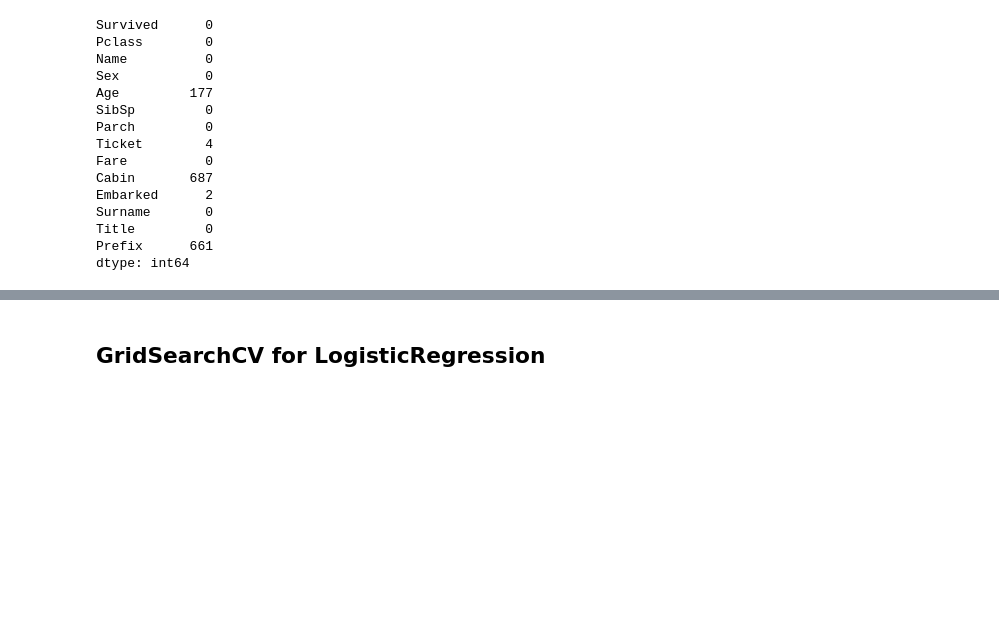
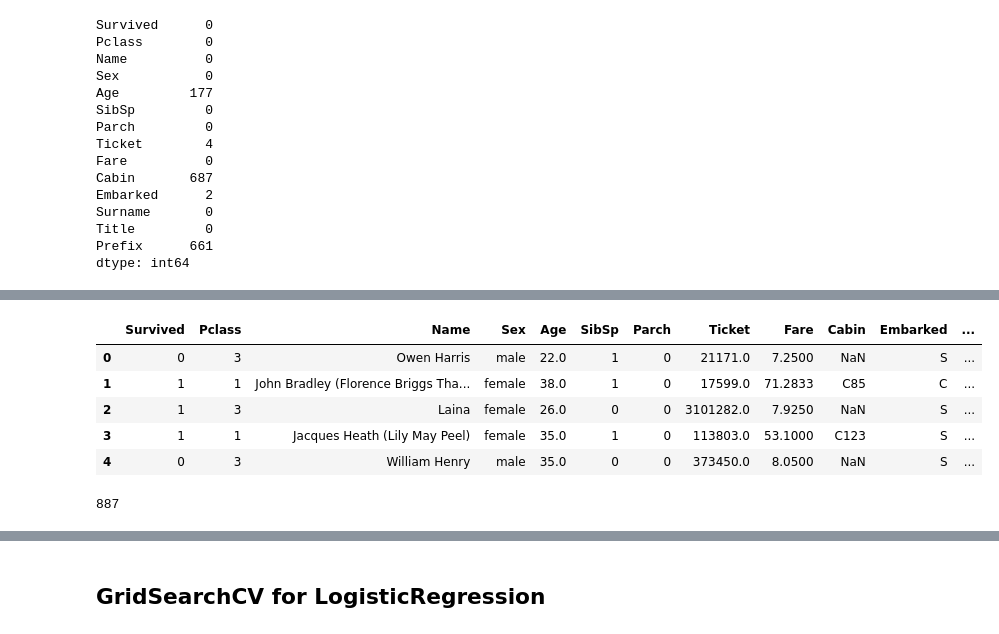
Before and after one commit to romanpostnikov/titanic, a Jupyter notebook: Main.ipynb, the cells around one changed output, grey strips where cells are left out. Drawn from its saved outputs; the diff is of its cells as text; code cells hidden in the pictures; blank space fills up the shorter version.

```diff
--- a/Main.ipynb
+++ b/Main.ipynb
@@ -276,3 +270,0 @@ dtype: int64
-# %%
-dataset = dataset.drop(["Name", "Cabin", "Prefix", "Surname"], axis=1)
-dataset.head(10)
@@ -339,4 +270,0 @@ array([['S', 22.0],
-# %%
-dataset["Embarked"] = filled_dataset[:, 0]
-dataset["Age"] = filled_dataset[:, 1]
-dataset.head(10)
@@ -355,2 +270,0 @@ dataset.head(10)
-# %%
-dataset.dropna(inplace=True)
@@ -458,0 +271,11 @@ X_scaled = mms.fit_transform(X)
+# %%
+dataset["CabinCode"] = [str(cabin)[0] if not pd.isna(cabin) else None for cabin in dataset["Cabin"].to_list()]
+# %%
+dataset.head()
+# %% [output]
+|  | Survived | Pclass | Name | Sex | Age | SibSp | Parch | Ticket | Fare | Cabin | Embarked | ... |
+| 0 | 0 | 3 | Owen Harris | male | 22.0 | 1 | 0 | 21171.0 | 7.2500 | NaN | S | ... |
+| 1 | 1 | 1 | John Bradley (Florence Briggs Tha... | female | 38.0 | 1 | 0 | 17599.0 | 71.2833 | C85 | C | ... |
+| 2 | 1 | 3 | Laina | female | 26.0 | 0 | 0 | 3101282.0 | 7.9250 | NaN | S | ... |
+| 3 | 1 | 1 | Jacques Heath (Lily May Peel) | female | 35.0 | 1 | 0 | 113803.0 | 53.1000 | C123 | S | ... |
+| 4 | 0 | 3 | William Henry | male | 35.0 | 0 | 0 | 373450.0 | 8.0500 | NaN | S | ... |
@@ -458,0 +287,4 @@ X_scaled = mms.fit_transform(X)
+# %%
+len(X)
+# %% [output]
+887
```
Also changed, not shown: parts of 56 cells of this notebook, 2 other files.
